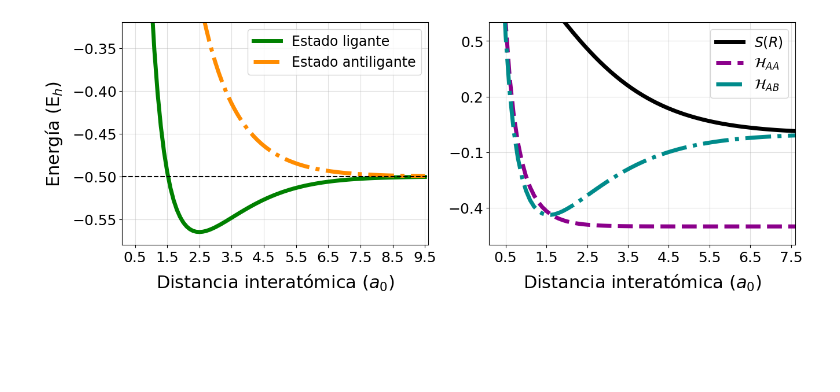
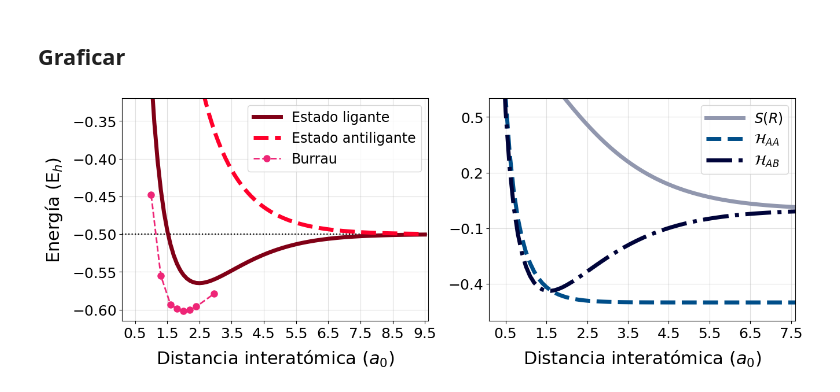
Before and after one commit to ro-sgr/tesis-licenciatura, a Jupyter notebook: (plt) H2+.ipynb, the cells around one changed output. Drawn from its saved outputs; the diff is of its cells as text; code cells hidden in the pictures; blank space fills up the shorter version.

```diff
--- a/(plt) H2+.ipynb
+++ b/(plt) H2+.ipynb
@@ -28,12 +41,9 @@ def HAA(r):
-# %%
-def HAB(r):
-    return (1/r - 1/2)*S(r) + K(r)
 # %%
-def E(r:np.ndarray, signo:int):
+def E(r: np.ndarray, signo: int) -> float:
     """ Energía molécula de hidrógeno ionizada
 
     Parámetros
         r : distancia interatómica
         signo : (1,-1) es el caso (ligante, antiligante)
     """
-    return (HAA(r) + signo*HAB(r))/(1 + signo*S(r))
+    return (HAA(r) + signo*HAB(r)) / (1 + signo*S(r))
@@ -40,7 +58,16 @@ def E(r:np.ndarray, signo:int):
+# %%
+xBurrau = np.array([1.0,   1.3,    1.6,  1.8,    2.0,   2.2,   2.4,  2.95])
+yBurrau = np.array([0.896, 1.110, 1.186, 1.198, 1.204, 1.200, 1.192, 1.158])
+
+yBurrau = -yBurrau/2
+# %% [markdown]
+## Graficar
+# %%
+linewidth, fontsize, labelsize, alpha = 5, 22, 18, 0.4
+name = 'H2+'
+guardar_img = True
 # %%
-linewidth, fontsize, labelsize, alpha = 5, 22, 18, 0.4
-name = 'energia_ion_hidrogeno_molecular'
-
+# Grafica de energía
 fig, axs = plt.subplots(1, 2, figsize=(15, 5))
 ###################
 ### Gráfica derecha
@@ -48,48 +75,50 @@ fig, axs = plt.subplots(1, 2, figsize=(15, 5))
 r1min, r1max = 0.5, 9.6
 r1 = np.arange(r1min, r1max, 0.1)
 # plots
-axs[0].plot(r1, E(r1,1), label='Estado ligante', linewidth=linewidth, color='green', linestyle='-')
-axs[0].plot(r1, E(r1,-1), label='Estado antiligante', linewidth=linewidth, color='darkorange', linestyle='-.')
-axs[0].axhline(y = -0.5, color='black', linestyle='dashed')
+axs[0].axhline(y = -0.5, color='black', linestyle='dotted')
+axs[0].plot(r1, E(r1,1), label='Estado ligante', color='#800016', linestyle='-', linewidth=linewidth)
+axs[0].plot(r1, E(r1,-1), label='Estado antiligante', color='#ff002b', linestyle='--', linewidth=linewidth)
+axs[0].plot(xBurrau, yBurrau, label='Burrau', color='#ee2677', linestyle='--', linewidth=2, marker='o', markersize=8)
 # x config
 axs[0].set_xticks(np.arange(0.5, 9.6, 1))
 axs[0].set_xlim(0.1, 9.6)
 axs[0].set_xlabel('Distancia interatómica ($a_0$)', fontsize=fontsize, labelpad=10)
 # y config
-y1min, y1max = -0.57, 0.7
-axs[0].set_yticks(np.arange(-0.55, y1max, 0.05))
-axs[0].set_ylim(-0.58, -0.32)
+axs[0].set_yticks(np.arange(-0.75, 0.7, 0.05))
+axs[0].set_ylim(-0.615, -0.32)
 axs[0].set_ylabel('Energía (E$_h$)', fontsize=fontsize, labelpad=10)
 # plot config
 axs[0].tick_params(axis='both', which='major', labelsize=labelsize)
-
+axs[0].legend(fontsize=17, loc='upper right')
 #####################
 ### Gráfica izquierda
 #####################
 r2 = np.arange(0.1, 8.6, 0.1)
 # plots
-axs[1].plot(r2, S(r2), label=r'$S(R)$', linewidth=linewidth, color='black', linestyle='-')
-axs[1].plot(r2, HAA(r2), label=r'$\mathcal{H}_{AA}$', linewidth=linewidth, color='darkmagenta', linestyle='--')
-axs[1].plot(r2, HAB(r2), label=r'$\mathcal{H}_{AB}$', linewidth=linewidth, color='darkcyan', linestyle='-.')
+axs[1].plot(r2, S(r2), label=r'$S(R)$', linewidth=linewidth, color='#9197ae', linestyle='-')
+axs[1].plot(r2, HAA(r2), label=r'$\mathcal{H}_{AA}$', linewidth=linewidth, color='#004e89', linestyle='--')
+axs[1].plot(r2, HAB(r2), label=r'$\mathcal{H}_{AB}$', linewidth=linewidth, color='#00043a', linestyle='-.')
 # x config
 r2min, r2max = 0.5, 7.6
 axs[1].set_xticks(np.arange(r2min, r2max, 1))
 axs[1].set_xlim(left=r2min-0.4, right=r2max)
 axs[1].set_xlabel('Distancia interatómica ($a_0$)', fontsize=fontsize, labelpad=10)
 # y config
-y2min = -0.9
 axs[1].set_yticks(np.arange(-1, 1, 0.3))
 axs[1].set_ylim(-0.6, 0.6)
 # plot config
 axs[1].tick_params(axis='both', which='major', labelsize=labelsize)
-
+axs[1].legend(fontsize=17, loc='upper right', handlelength=2.7)
+###################
+### Config. gnral.
+###################
+fig.subplots_adjust(wspace=0.2)
 for ax in axs:
-    ax.legend(fontsize=17, loc='upper right')
     ax.grid(alpha=alpha)
 
-fig.subplots_adjust(wspace=0.2)
+if guardar_img is True:
+    plt.savefig(f"imgs/{name}.svg", format="svg", bbox_inches='tight')
 
-plt.savefig(f"imgs/{name}.svg", format="svg", bbox_inches='tight')
 plt.show()
 # %% [output]
-[figure, old version]
+[figure, new version]
```
Also changed, not shown: parts of 9 cells of this notebook, 22 other files.
